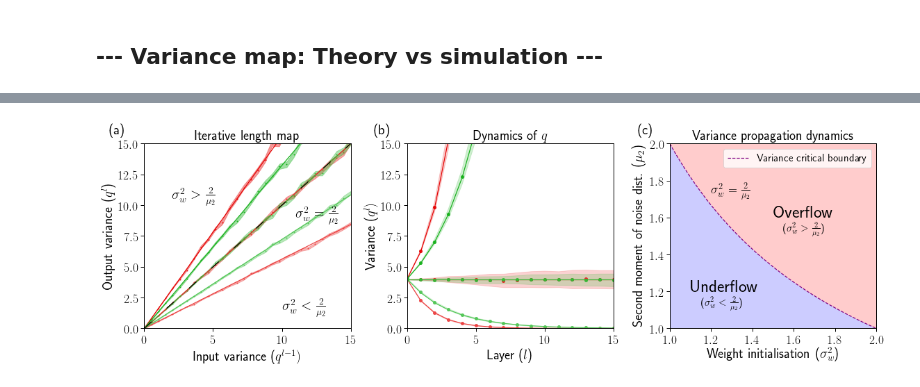
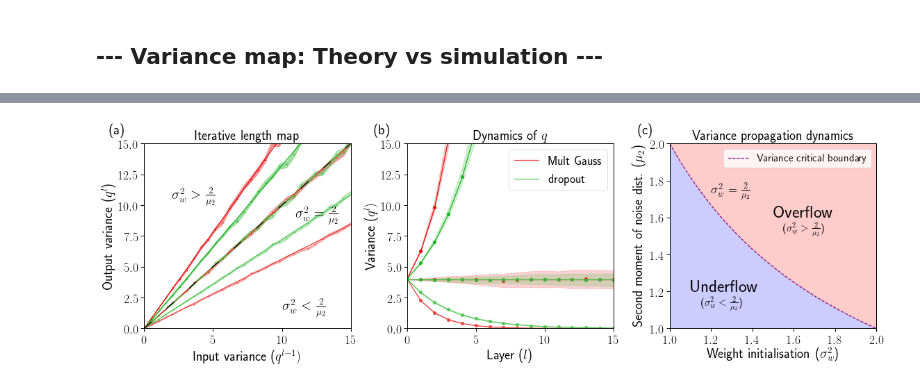
Before and after one commit to ElanVB/noisy_signal_prop, a Jupyter notebook: Figure_2.ipynb, the cells around one changed output, grey strips where cells are left out. Cells and saved outputs as stored; diff of their text form; code cells hidden in the pictures.

Commit message:
Fix figure 1, 2 + simulations'

```diff
--- a/Figure_2.ipynb
+++ b/Figure_2.ipynb
@@ -160,14 +138,20 @@ ax2.set_title("Dynamics of $q$")
 
 nn = len(test_data)
 col_i = 0
+
+bern_label = False
+gauss_label = False
 for test, attr in zip(test_data, tests):
     for dist in attr["distributions"]:
+        label = ""
         if dist['dist'] == "none":
             col_i = 0
         elif dist['dist'] == "bern":
             col_i = 1
+            label = "dropout"
         elif "gauss" in dist['dist']:
             col_i = 3
+            label = "Mult Gauss"
 
         for act in attr["activations"]:
             for init in attr["inits"]:
@@ -185,7 +169,6 @@ for test, attr in zip(test_data, tests):
                 single_layer_sims = test[dist['dist']][act][init]['single_layer_qmap_sim']
                 multi_layer_sims = test[dist['dist']][act][init]['multi_layer_qmap_sim']['qmaps_sim']
                 multi_layer_theory = test[dist['dist']][act][init]['multi_layer_qmap_sim']['theory']
-                label = ""
 
                 ############################################################################
                 # left
@@ -216,44 +199,47 @@ for test, attr in zip(test_data, tests):
                     std = multi_layer_sims[w, b].mean(axis=-1).std(axis=0)
 
                     # plot theory
-
-                    #################################################
-                    # FIX THIS SO THAT IT JUST SIMULATES AND SAVES THE EXACT ONE
-                    # find q theory values that start at the given length
-                    index = np.argmin(np.abs(qmaps[w, b, :, 0] - 4))
-                    #################################################
-                    ax2.plot(multi_layer_theory, c=pal[col_i][shade_i], label="Theory")
+                    if "dropout" in label and not bern_label:
+                        bern_label = True
+                        ax2.plot(multi_layer_theory, c=pal[col_i][shade_i], label=label)
+                    elif "Gauss" in label and not gauss_label:
+                        gauss_label = True
+                        ax2.plot(multi_layer_theory, c=pal[col_i][shade_i], label=label)
+                    else:
+                        ax2.plot(multi_layer_theory, c=pal[col_i][shade_i])
 
                     # plot the simulation
                     ax2.fill_between(xx, mu-std, mu+std, alpha=0.2, label='_nolegend_', color=pal[col_i][shade_i])
 
                     # dots for mean
-                    ax2.plot(xx, mu, 'o', markersize=4, alpha=0.9, color=pal[col_i][shade_i], label="Simulation")
+                    ax2.plot(xx, mu, 'o', markersize=4, alpha=0.9, color=pal[col_i][shade_i])
+
+ax2.legend()
 
 mu21 = np.linspace(1, 2, 100)
 sigma1 = 2/mu21
 
 ax3.plot(mu21, sigma1, c="purple", label="Variance critical boundary", linestyle='--')
 ax3.fill_between(mu21, 1, sigma1, facecolor='blue', alpha=0.2)
 ax3.fill_between(mu21, 2, sigma1, facecolor='red', alpha=0.2)
 ax3.text(1.5, 1.6, 'Overflow', fontsize=25)
 ax3.text(1.55, 1.5, r'($\sigma^2_w > \frac{2}{\mu_2}$)', fontsize=15)
 ax3.text(1.1, 1.2, 'Underflow', fontsize=25)
 ax3.text(1.15, 1.1, r'($\sigma^2_w < \frac{2}{\mu_2}$)', fontsize=15)
 ax3.text(1.2, 1.7, r'$\sigma^2_w = \frac{2}{\mu_2}$', fontsize=18)
 ax3.set_xlim(1, 2)
 ax3.set_ylim(1, 2)
 ax3.set_xlabel('Weight initialisation ($\sigma^2_w$)')
 ax3.set_ylabel('Second moment of noise dist. ($\mu_2$)')
 ax3.legend(prop={'size': 15})
 ax3.set_title('Variance propagation dynamics')
 
 fig.text(0.02, 0.95, "(a)", fontsize=20)
 fig.text(0.35, 0.95, "(b)", fontsize=20)
 fig.text(0.68, 0.95, "(c)", fontsize=20)
 
 plt.gcf().tight_layout()
 # plt.show()
 plt.savefig("vairance.pdf")
 # %% [output]
-[figure, old version]
+[figure, new version]
```
Also changed, not shown: parts of 1 cell of this notebook, 2 other files.
